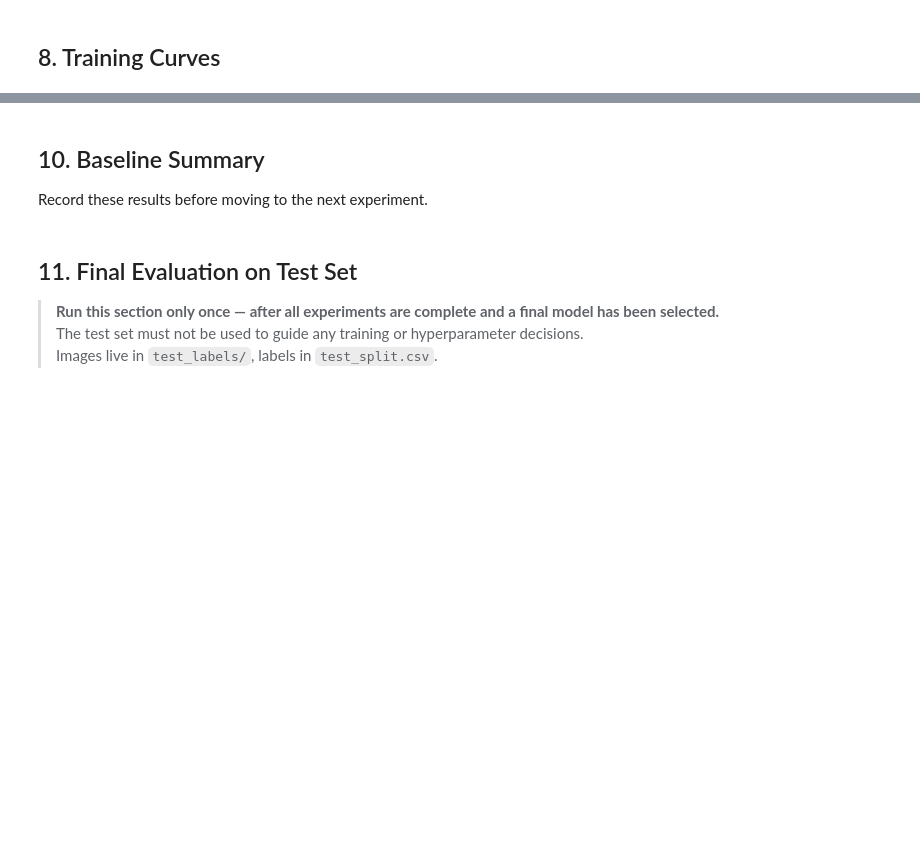
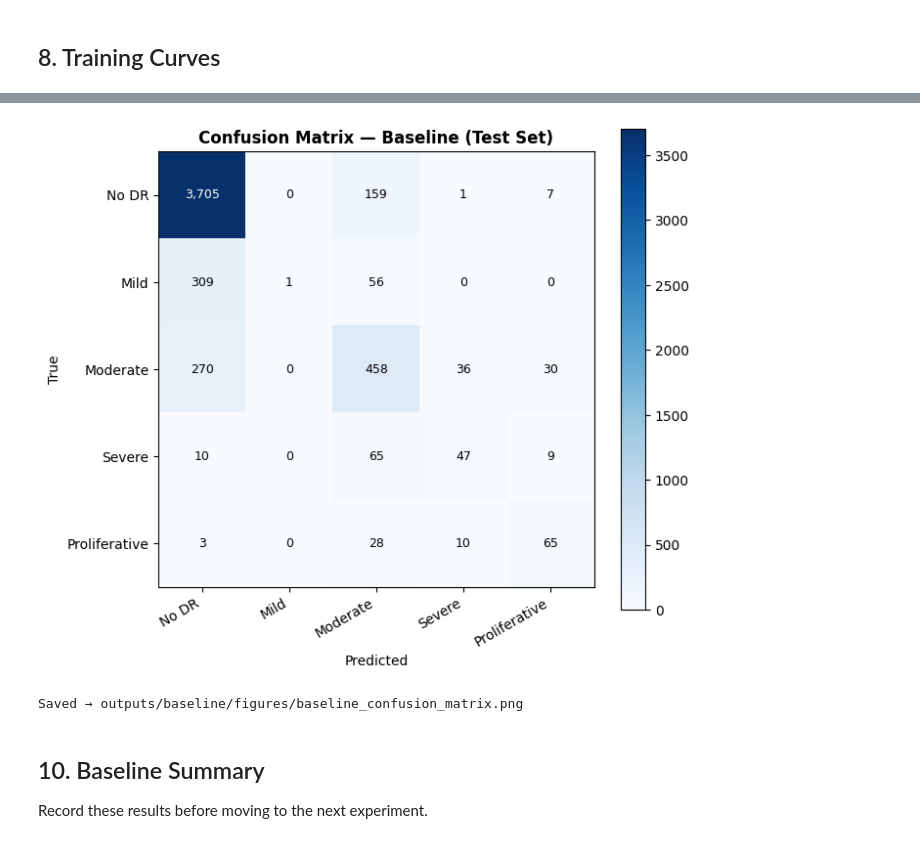
Before and after one commit to mahadmubashir/AML_CW, a Jupyter notebook: notebooks/baseline.ipynb, the cells around one changed output, grey strips where cells are left out. Cells and saved outputs as stored; diff of their text form; code cells hidden in the pictures; blank space fills up the shorter version.

```diff
--- a/notebooks/baseline.ipynb
+++ b/notebooks/baseline.ipynb
@@ -143,7 +156,6 @@ class DRDataset(Dataset):
 IMAGENET_MEAN = (0.485, 0.456, 0.406)
 IMAGENET_STD  = (0.229, 0.224, 0.225)
 
-# Minimal augmentation — baseline should not benefit from heavy augmentation
 train_transform = transforms.Compose([
     transforms.Resize(int(IMAGE_SIZE * 1.14)),
     transforms.RandomCrop(IMAGE_SIZE),
@@ -159,19 +171,28 @@ val_transform = transforms.Compose([
     transforms.Normalize(IMAGENET_MEAN, IMAGENET_STD),
 ])
 
-train_ds = DRDataset(train_df, TRAIN_DIR, transform=train_transform)
-val_ds   = DRDataset(val_df,   VAL_DIR,   transform=val_transform)
+train_ds = DRDataset(train_df, TRAIN_DIR,       transform=train_transform)
+val_ds   = DRDataset(val_df,   VAL_DIR,         transform=val_transform)
+test_ds  = DRDataset(test_df,  TEST_LABELS_DIR, transform=val_transform)
 
 train_loader = DataLoader(
     train_ds, batch_size=BATCH_SIZE, shuffle=True,
     num_workers=NUM_WORKERS, pin_memory=True, drop_last=True,
+    persistent_workers=NUM_WORKERS > 0,
 )
 val_loader = DataLoader(
     val_ds, batch_size=BATCH_SIZE, shuffle=False,
     num_workers=NUM_WORKERS, pin_memory=True,
+    persistent_workers=NUM_WORKERS > 0,
+)
+test_loader = DataLoader(
+    test_ds, batch_size=BATCH_SIZE, shuffle=False,
+    num_workers=NUM_WORKERS, pin_memory=True,
+    persistent_workers=NUM_WORKERS > 0,
 )
 
 print(f'Train loader: {len(train_loader)} batches/epoch')
 print(f'Val loader  : {len(val_loader)} batches/epoch')
+print(f'Test loader : {len(test_loader)} batches/epoch')
 # %% [output]
 Train loader: 768 batches/epoch
@@ -305,10 +345,11 @@ print(f'Saved → outputs/baseline/{EXPERIMENT_NAME}_loss_curve.png')
 # %%
+best_path     = CKPT_DIR / f'{EXPERIMENT_NAME}_best.pt'
 ckpt = torch.load(best_path, map_location=device, weights_only=False)
 model.load_state_dict(ckpt['model_state'])
 print(f'Loaded best checkpoint from epoch {ckpt["epoch"]}  (val loss = {ckpt["val_loss"]:.4f})')
 
-_, y_true, y_pred = run_epoch(val_loader, train_mode=False)
+_, y_true, y_pred = run_epoch(test_loader, train_mode=False)
 
-print('\nClassification Report:')
+print('\nClassification Report (Test Set):')
 print(classification_report(y_true, y_pred, target_names=CLASS_NAMES, digits=3))
 print(f'Quadratic Weighted Kappa: {cohen_kappa_score(y_true, y_pred, weights="quadratic"):.4f}')
@@ -315,27 +372,29 @@ print(f'Quadratic Weighted Kappa: {cohen_kappa_score(y_true, y_pred, weights="qu
 # %%
-# Confusion matrix
 cm = confusion_matrix(y_true, y_pred)
 
 fig, ax = plt.subplots(figsize=(7, 6))
 im = ax.imshow(cm, interpolation='nearest', cmap='Blues')
 fig.colorbar(im, ax=ax)
 
 ax.set_xticks(range(NUM_CLASSES))
 ax.set_yticks(range(NUM_CLASSES))
 ax.set_xticklabels(CLASS_NAMES, rotation=30, ha='right')
 ax.set_yticklabels(CLASS_NAMES)
 ax.set_xlabel('Predicted')
 ax.set_ylabel('True')
-ax.set_title(f'Confusion Matrix — Baseline', fontweight='bold')
+ax.set_title('Confusion Matrix — Baseline (Test Set)', fontweight='bold')
 
 thresh = cm.max() / 2
 for i in range(cm.shape[0]):
     for j in range(cm.shape[1]):
         ax.text(j, i, f'{cm[i, j]:,}',
                 ha='center', va='center', fontsize=9,
                 color='white' if cm[i, j] > thresh else 'black')
 
 plt.tight_layout()
 fig.savefig(FIGURES_DIR / f'{EXPERIMENT_NAME}_confusion_matrix.png', dpi=150, bbox_inches='tight')
 plt.show()
-print(f'Saved → outputs/baseline/{EXPERIMENT_NAME}_confusion_matrix.png')
+print(f'Saved → outputs/baseline/figures/{EXPERIMENT_NAME}_confusion_matrix.png')
+# %% [output]
+[figure, added]
+Saved → outputs/baseline/figures/baseline_confusion_matrix.png
@@ -360,9 +445,3 @@ print(f'  Per-class F1:')
 for name, f1 in zip(CLASS_NAMES, f1_per):
     print(f'    {name:<18}: {f1:.4f}')
 print('=' * 50)
-# %% [markdown]
-## 11. Final Evaluation on Test Set
-
-> **Run this section only once — after all experiments are complete and a final model has been selected.**
-> The test set must not be used to guide any training or hyperparameter decisions.
-> Images live in `test_labels/`, labels in `test_split.csv`.
```
Also changed, not shown: parts of 12 cells of this notebook, 5 other files.
